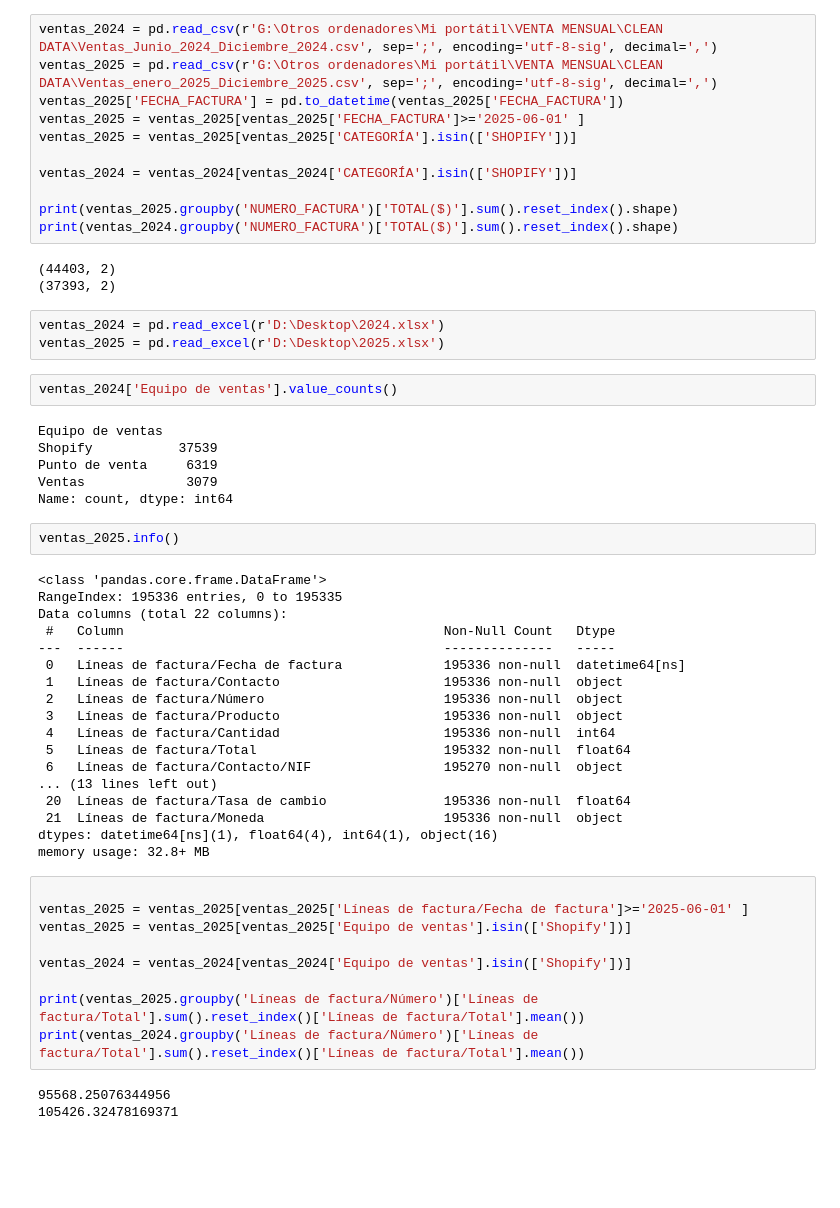
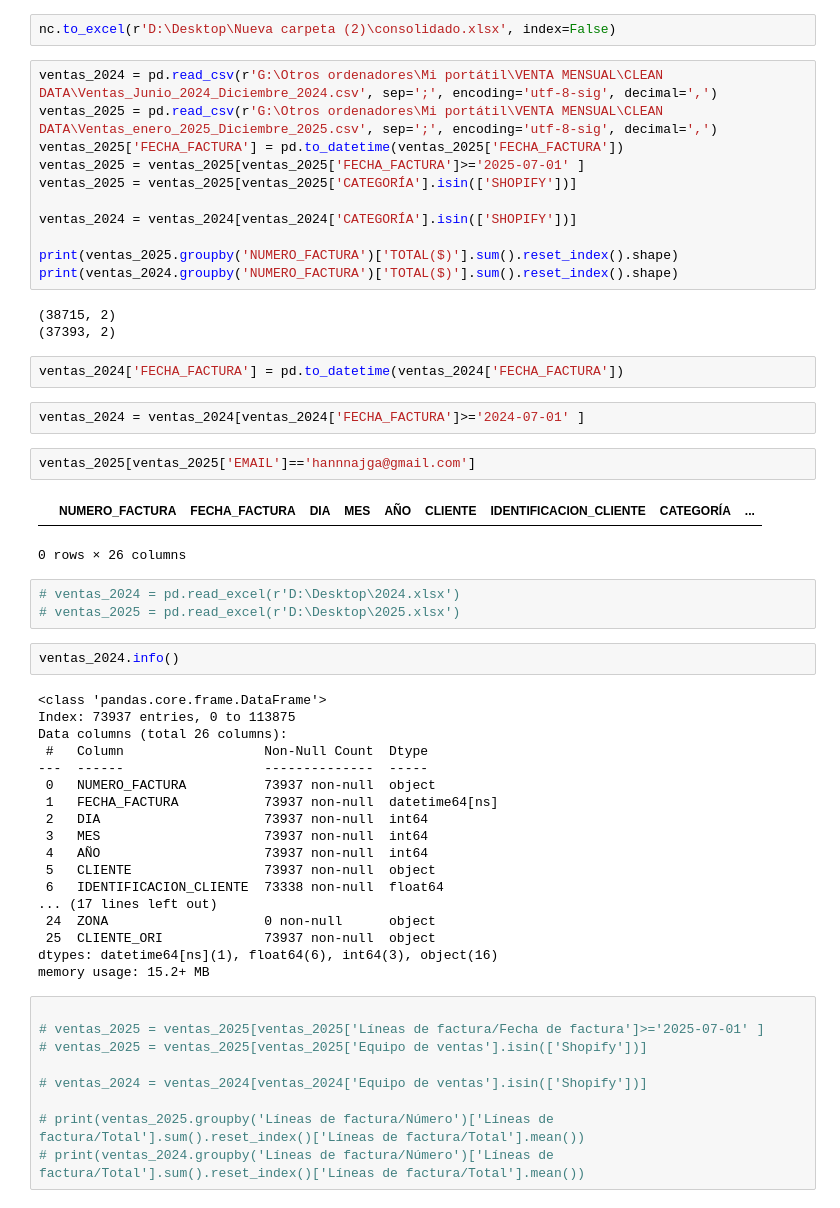
Before and after one commit to la-pocion-code/analisis_datos, a Jupyter notebook: pruebas3.ipynb, the cells around one changed output. Cells and saved outputs as stored; diff of their text form; blank space fills up the shorter version.

```diff
--- a/pruebas3.ipynb
+++ b/pruebas3.ipynb
@@ -3,8 +21,10 @@ import pandas as pd
+# %%
+nc.to_excel(r'D:\Desktop\Nueva carpeta (2)\consolidado.xlsx', index=False)
 # %%
 ventas_2024 = pd.read_csv(r'G:\Otros ordenadores\Mi portátil\VENTA MENSUAL\CLEAN DATA\Ventas_Junio_2024_Diciembre_2024.csv', sep=';', encoding='utf-8-sig', decimal=',')
 ventas_2025 = pd.read_csv(r'G:\Otros ordenadores\Mi portátil\VENTA MENSUAL\CLEAN DATA\Ventas_enero_2025_Diciembre_2025.csv', sep=';', encoding='utf-8-sig', decimal=',')
 ventas_2025['FECHA_FACTURA'] = pd.to_datetime(ventas_2025['FECHA_FACTURA'])
-ventas_2025 = ventas_2025[ventas_2025['FECHA_FACTURA']>='2025-06-01' ]
+ventas_2025 = ventas_2025[ventas_2025['FECHA_FACTURA']>='2025-07-01' ]
 ventas_2025 = ventas_2025[ventas_2025['CATEGORÍA'].isin(['SHOPIFY'])]
 
 ventas_2024 = ventas_2024[ventas_2024['CATEGORÍA'].isin(['SHOPIFY'])]
@@ -12,48 +32,46 @@ ventas_2024 = ventas_2024[ventas_2024['CATEGORÍA'].isin(['SHOPIFY'])]
 print(ventas_2025.groupby('NUMERO_FACTURA')['TOTAL($)'].sum().reset_index().shape)
 print(ventas_2024.groupby('NUMERO_FACTURA')['TOTAL($)'].sum().reset_index().shape)
 # %% [output]
-(44403, 2)
+(38715, 2)
 (37393, 2)
+# %%
+ventas_2024['FECHA_FACTURA'] = pd.to_datetime(ventas_2024['FECHA_FACTURA'])
+# %%
+ventas_2024 = ventas_2024[ventas_2024['FECHA_FACTURA']>='2024-07-01' ]
+# %%
+ventas_2025[ventas_2025['EMAIL']=='hannnajga@gmail.com']
+# %% [output]
+|  | NUMERO_FACTURA | FECHA_FACTURA | DIA | MES | AÑO | CLIENTE | IDENTIFICACION_CLIENTE | CATEGORÍA | ... |
+0 rows × 26 columns
 # %%
-ventas_2024 = pd.read_excel(r'D:\Desktop\2024.xlsx')
-ventas_2025 = pd.read_excel(r'D:\Desktop\2025.xlsx')
+# ventas_2024 = pd.read_excel(r'D:\Desktop\2024.xlsx')
+# ventas_2025 = pd.read_excel(r'D:\Desktop\2025.xlsx')
-# %%
-ventas_2024['Equipo de ventas'].value_counts()
-# %% [output]
-Equipo de ventas
-Shopify           37539
-Punto de venta     6319
-Ventas             3079
-Name: count, dtype: int64
 # %%
-ventas_2025.info()
+ventas_2024.info()
 # %% [output]
 <class 'pandas.core.frame.DataFrame'>
-RangeIndex: 195336 entries, 0 to 195335
-Data columns (total 22 columns):
- #   Column                                         Non-Null Count   Dtype
----  ------                                         --------------   -----
- 0   Líneas de factura/Fecha de factura             195336 non-null  datetime64[ns]
- 1   Líneas de factura/Contacto                     195336 non-null  object
- 2   Líneas de factura/Número                       195336 non-null  object
- 3   Líneas de factura/Producto                     195336 non-null  object
- 4   Líneas de factura/Cantidad                     195336 non-null  int64
- 5   Líneas de factura/Total                        195332 non-null  float64
- 6   Líneas de factura/Contacto/NIF                 195270 non-null  object
-... (13 lines left out)
- 20  Líneas de factura/Tasa de cambio               195336 non-null  float64
- 21  Líneas de factura/Moneda                       195336 non-null  object
-dtypes: datetime64[ns](1), float64(4), int64(1), object(16)
-memory usage: 32.8+ MB
+Index: 73937 entries, 0 to 113875
+Data columns (total 26 columns):
+ #   Column                  Non-Null Count  Dtype
+---  ------                  --------------  -----
+ 0   NUMERO_FACTURA          73937 non-null  object
+ 1   FECHA_FACTURA           73937 non-null  datetime64[ns]
+ 2   DIA                     73937 non-null  int64
+ 3   MES                     73937 non-null  int64
+ 4   AÑO                     73937 non-null  int64
+ 5   CLIENTE                 73937 non-null  object
+ 6   IDENTIFICACION_CLIENTE  73338 non-null  float64
+... (17 lines left out)
+ 24  ZONA                    0 non-null      object
+ 25  CLIENTE_ORI             73937 non-null  object
+dtypes: datetime64[ns](1), float64(6), int64(3), object(16)
+memory usage: 15.2+ MB
 # %%
 
-ventas_2025 = ventas_2025[ventas_2025['Líneas de factura/Fecha de factura']>='2025-06-01' ]
-ventas_2025 = ventas_2025[ventas_2025['Equipo de ventas'].isin(['Shopify'])]
+# ventas_2025 = ventas_2025[ventas_2025['Líneas de factura/Fecha de factura']>='2025-07-01' ]
+# ventas_2025 = ventas_2025[ventas_2025['Equipo de ventas'].isin(['Shopify'])]
 
-ventas_2024 = ventas_2024[ventas_2024['Equipo de ventas'].isin(['Shopify'])]
+# ventas_2024 = ventas_2024[ventas_2024['Equipo de ventas'].isin(['Shopify'])]
 
-print(ventas_2025.groupby('Líneas de factura/Número')['Líneas de factura/Total'].sum().reset_index()['Líneas de factura/Total'].mean())
-print(ventas_2024.groupby('Líneas de factura/Número')['Líneas de factura/Total'].sum().reset_index()['Líneas de factura/Total'].mean())
+# print(ventas_2025.groupby('Líneas de factura/Número')['Líneas de factura/Total'].sum().reset_index()['Líneas de factura/Total'].mean())
+# print(ventas_2024.groupby('Líneas de factura/Número')['Líneas de factura/Total'].sum().reset_index()['Líneas de factura/Total'].mean())
-# %% [output]
-95568.25076344956
-105426.32478169371
```
Also changed, not shown: parts of 24 cells of this notebook, 7 other files.
